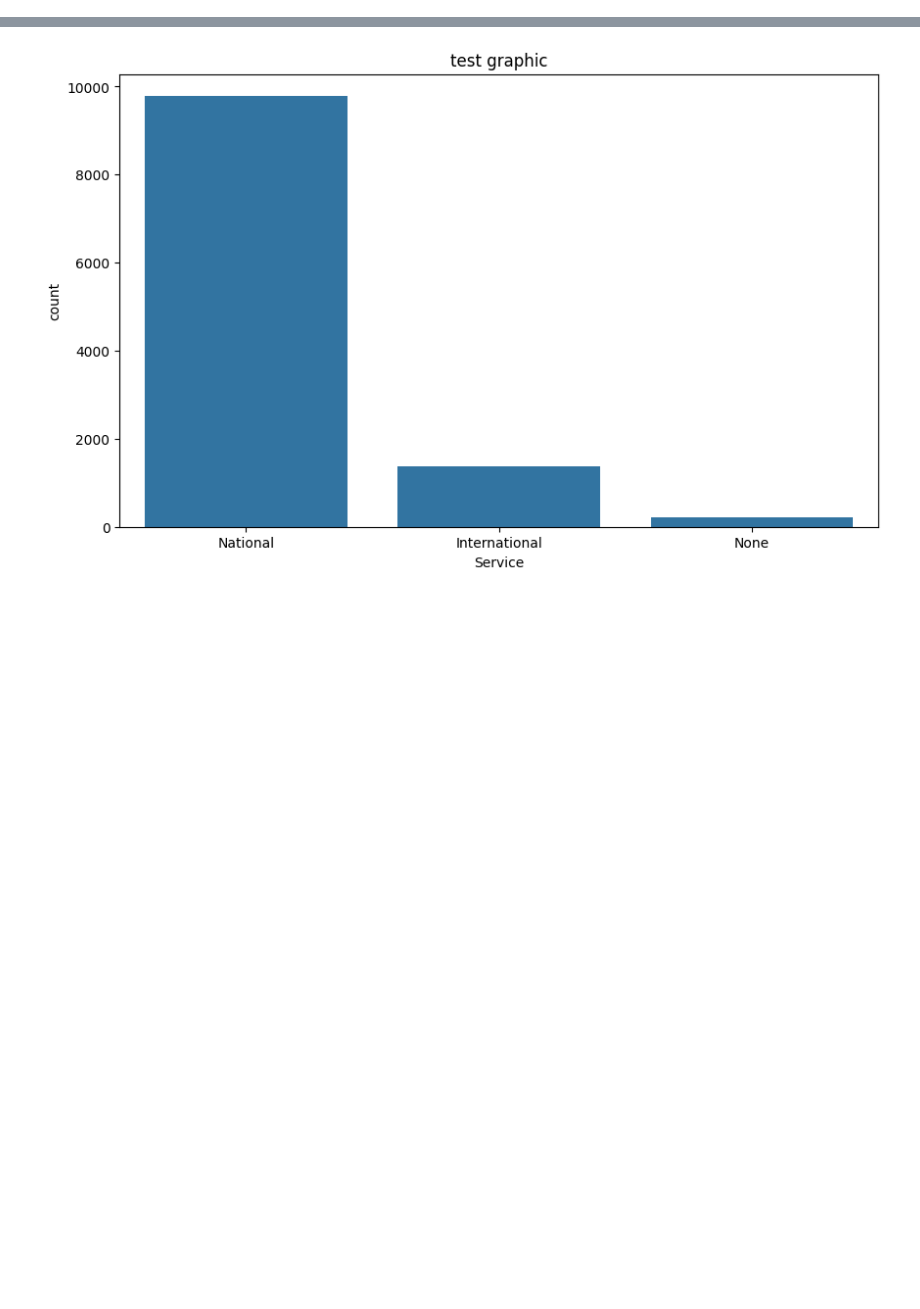
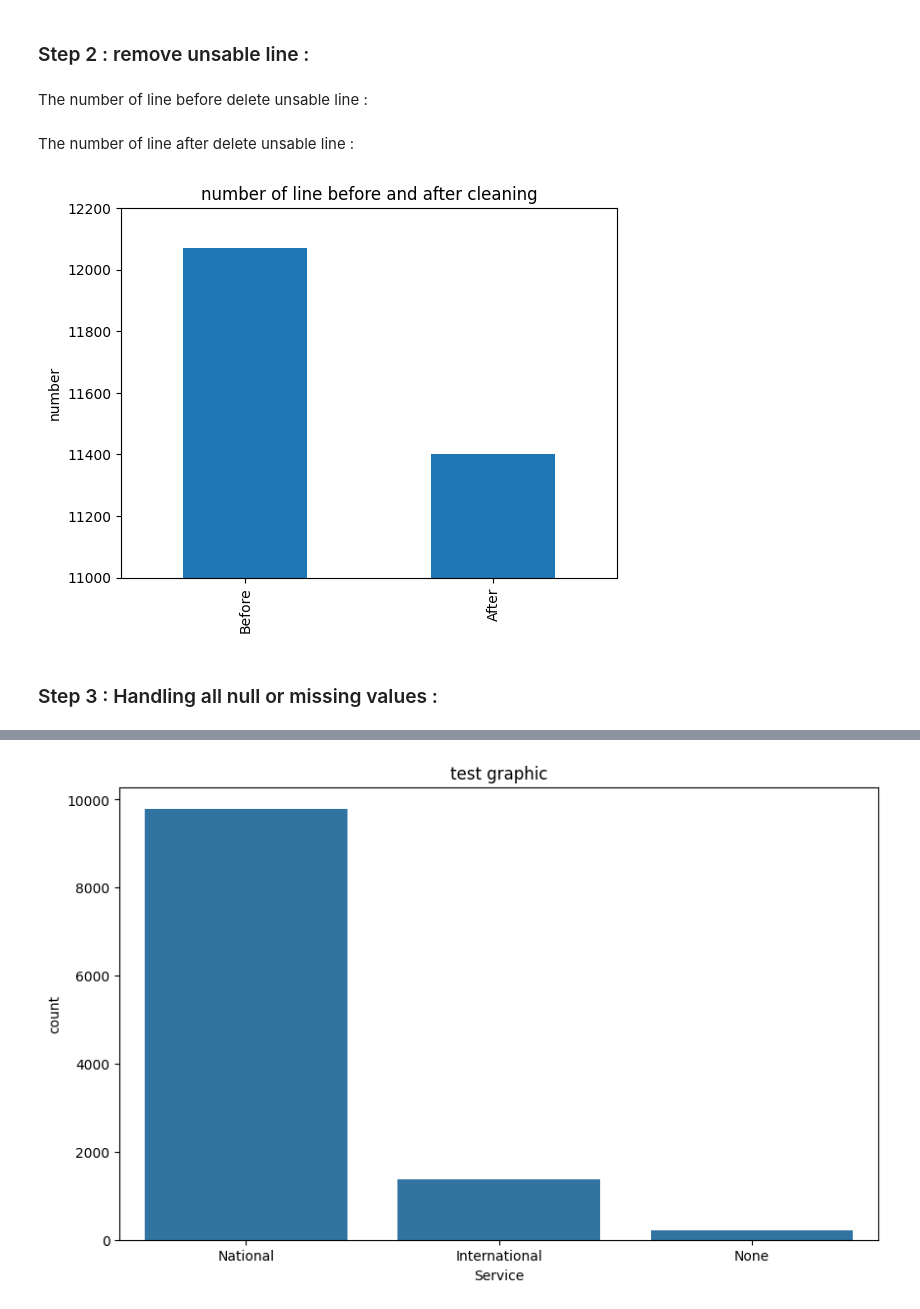
Before and after one commit to comeChaslerie/Tardis, a Jupyter notebook: tardis_eda.ipynb, the cells around one changed output, grey strips where cells are left out. Drawn from its saved outputs; the diff is of its cells as text; code cells hidden in the pictures; blank space fills up the shorter version.

Commit message:
feat(tardis_eda.ipynb) add new clean option for dataset

```diff
--- a/tardis_eda.ipynb
+++ b/tardis_eda.ipynb
@@ -46,14 +67,22 @@ cols_to_string = [
     'Arrival delay comments'
 ]
 
-def convert_to_type(df, cols_to_num, cols_to_string):
-    for col_num in cols_to_num:
-        df[col_num] = df[col_num].astype(str)
-        df[col_num] = df[col_num].str.replace(',', '.')
-        df[col_num] = df[col_num].str.replace(' min', '')
-        df[col_num] = df[col_num].str.replace('%', '')
-        df[col_num] = pd.to_numeric(df[col_num], errors='coerce')
-    for col_str in cols_to_string:
-        df[col_str] = df[col_str].astype(str)
-    df['Date'] = pd.to_datetime(df['Date'], format='%Y-%m', errors='coerce')
-    return df
+#repeats the transformation for each column of the "cols_to_num" list
+for col_num in cols_to_num:
+    #convert columns to a str type
+    df[col_num] = df[col_num].astype("string")
+    #replace all ',' to '.' to transform into numeric
+    df[col_num] = df[col_num].str.replace(',', '.')
+    #Remove all the "min" characters so that you can then convert to numeric without any problems.
+    df[col_num] = df[col_num].str.replace(' min', '')
+    #Remove all the "%" characters so that you can then convert to numeric without any problems.
+    df[col_num] = df[col_num].str.replace('%', '')
+    #Converted the column to numeric type (string to numeric)
+    df[col_num] = pd.to_numeric(df[col_num], errors='coerce')
+for col_str in cols_to_string:
+    #convert columns to a str type
+    df[col_str] = df[col_str].astype("string")
+#convert columns 'Date' to a datetime type with format year-month
+df['Date'] = pd.to_datetime(df['Date'], format='%Y-%m', errors='coerce')
+#Keep only the months and years to ensure the data has the same format.
+df['Date'] = df['Date'].dt.to_period('M')
@@ -75,0 +111,6 @@ RETURN : df (dataset with new cols)
+# %% [markdown]
+### Step 2 : remove unsable line :
+# %% [markdown]
+The number of line before delete unsable line :
+# %%
+nb_line_before = len(df)
@@ -75,0 +129,14 @@ RETURN : df (dataset with new cols)
+# %% [markdown]
+The number of line after delete unsable line :
+# %%
+nb_line_after = len(df)
+data = pd.Series({'Before': nb_line_before, 'After': nb_line_after})
+data.plot(kind='bar')
+plt.title("number of line before and after cleaning")
+plt.ylabel("number")
+plt.ylim(11000, 12200)
+plt.show()
+# %% [output]
+[figure, added]
+# %% [markdown]
+### Step 3 : Handling all null or missing values :
```
Also changed, not shown: parts of 27 cells of this notebook.
